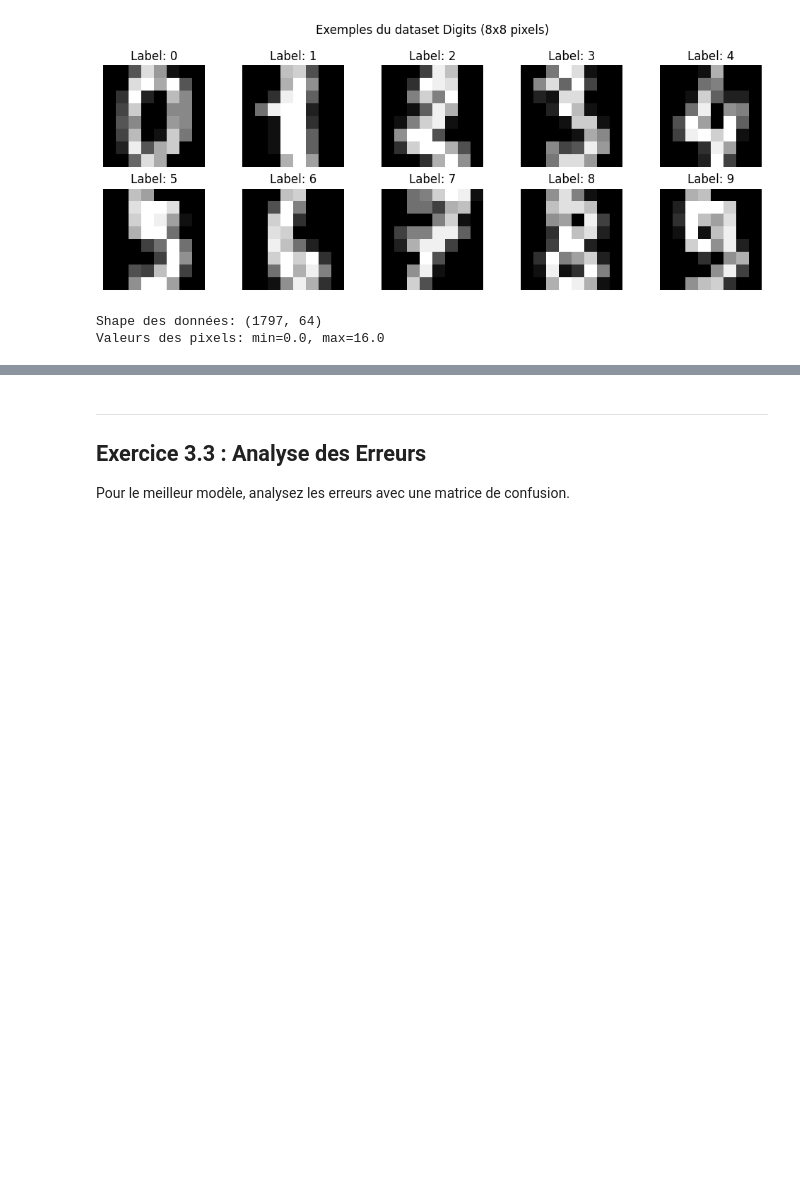
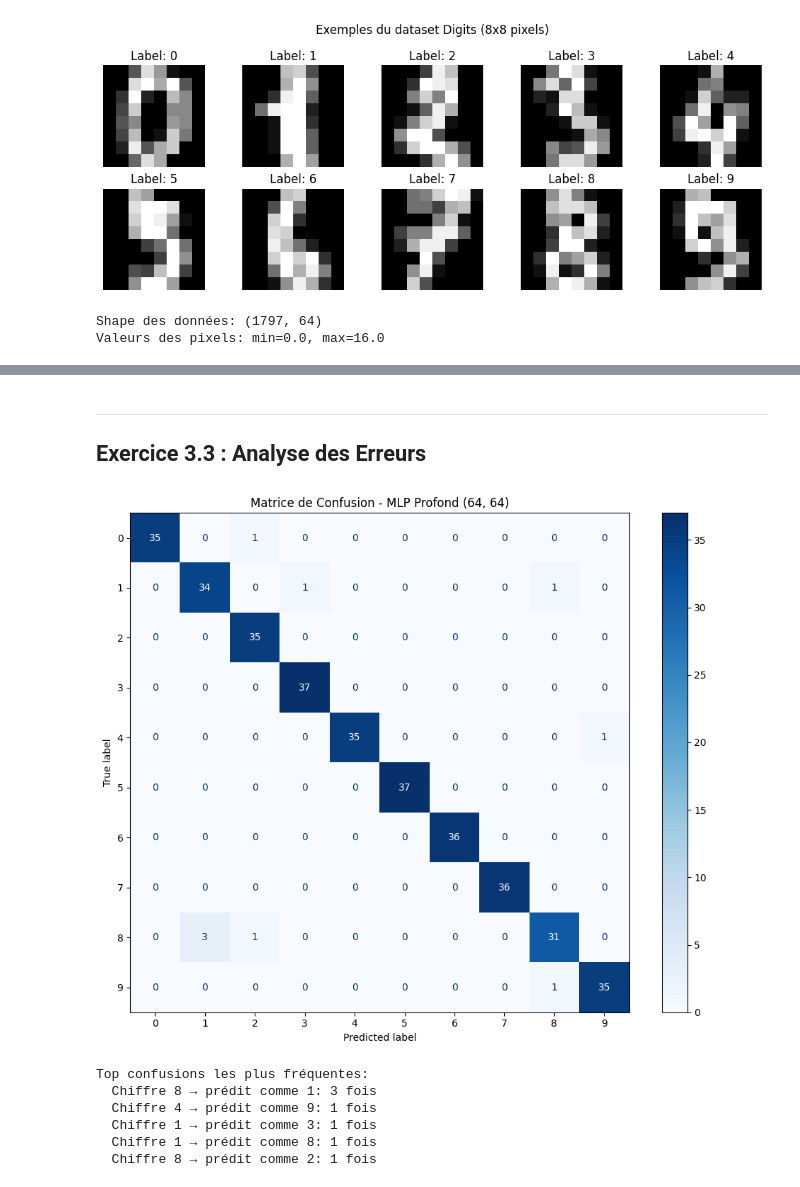
Before and after one commit to VersoML/ml-course, a Jupyter notebook: solutions/td3/part3_mlp_classification.ipynb, the cells around one changed output, grey strips where cells are left out. Cells and saved outputs as stored; diff of their text form; code cells hidden in the pictures; blank space fills up the shorter version.

```diff
--- a/solutions/td3/part3_mlp_classification.ipynb
+++ b/solutions/td3/part3_mlp_classification.ipynb
@@ -60,0 +42,16 @@ Comparez les trois architectures suivantes :
+# %%
+# SOLUTION: Division des données (80% train, 20% test)
+X_train, X_test, y_train, y_test = train_test_split(
+    X, y, test_size=0.2, random_state=42, stratify=y
+)
+print(f"Train: {X_train.shape[0]} échantillons")
+print(f"Test:  {X_test.shape[0]} échantillons")
+
+# SOLUTION: Normalisation avec StandardScaler
+scaler = StandardScaler()
+X_train_scaled = scaler.fit_transform(X_train)
+X_test_scaled = scaler.transform(X_test)
+
+print(f"\nAprès normalisation:")
+print(f"  Moyenne: {X_train_scaled.mean():.4f} (≈ 0)")
+print(f"  Écart-type: {X_train_scaled.std():.4f} (≈ 1)")
@@ -62,5 +123,3 @@ Comparez les trois architectures suivantes :
 ---
 
 ## Exercice 3.3 : Analyse des Erreurs
-
-Pour le meilleur modèle, analysez les erreurs avec une matrice de confusion.
@@ -75,0 +126,38 @@ best_model = ...
+# %%
+# Utiliser le meilleur modèle
+best_model = mlp_deep
+
+# Prédictions sur le jeu de test
+y_pred = best_model.predict(X_test_scaled)
+
+# Matrice de confusion
+cm = confusion_matrix(y_test, y_pred)
+
+plt.figure(figsize=(10, 8))
+disp = ConfusionMatrixDisplay(confusion_matrix=cm, display_labels=digits.target_names)
+disp.plot(cmap='Blues', ax=plt.gca())
+plt.title("Matrice de Confusion - MLP Profond (64, 64)")
+plt.tight_layout()
+plt.show()
+
+# Identifier les chiffres les plus confondus
+cm_no_diag = cm.copy()
+np.fill_diagonal(cm_no_diag, 0)
+n_top = 5
+indices = np.unravel_index(np.argsort(cm_no_diag.ravel())[::-1][:n_top], cm.shape)
+
+print("\nTop confusions les plus fréquentes:")
+for i in range(n_top):
+    true_digit = indices[0][i]
+    pred_digit = indices[1][i]
+    count = cm_no_diag[true_digit, pred_digit]
+    if count > 0:
+        print(f"  Chiffre {true_digit} → prédit comme {pred_digit}: {count} fois")
+# %% [output]
+[figure, added]
+Top confusions les plus fréquentes:
+  Chiffre 8 → prédit comme 1: 3 fois
+  Chiffre 4 → prédit comme 9: 1 fois
+  Chiffre 1 → prédit comme 3: 1 fois
+  Chiffre 1 → prédit comme 8: 1 fois
+  Chiffre 8 → prédit comme 2: 1 fois
```
Also changed, not shown: parts of 9 cells of this notebook, 3 other files.
